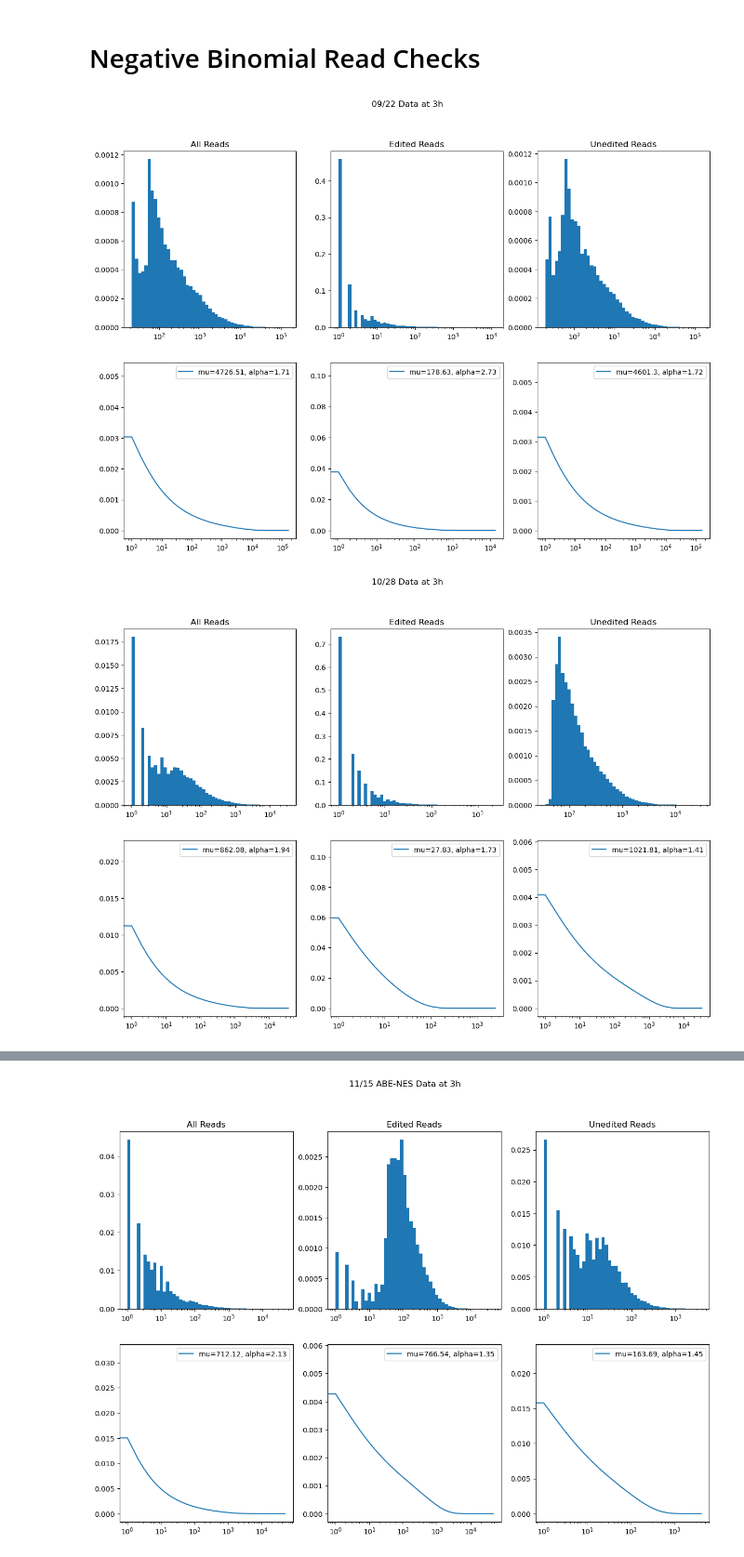
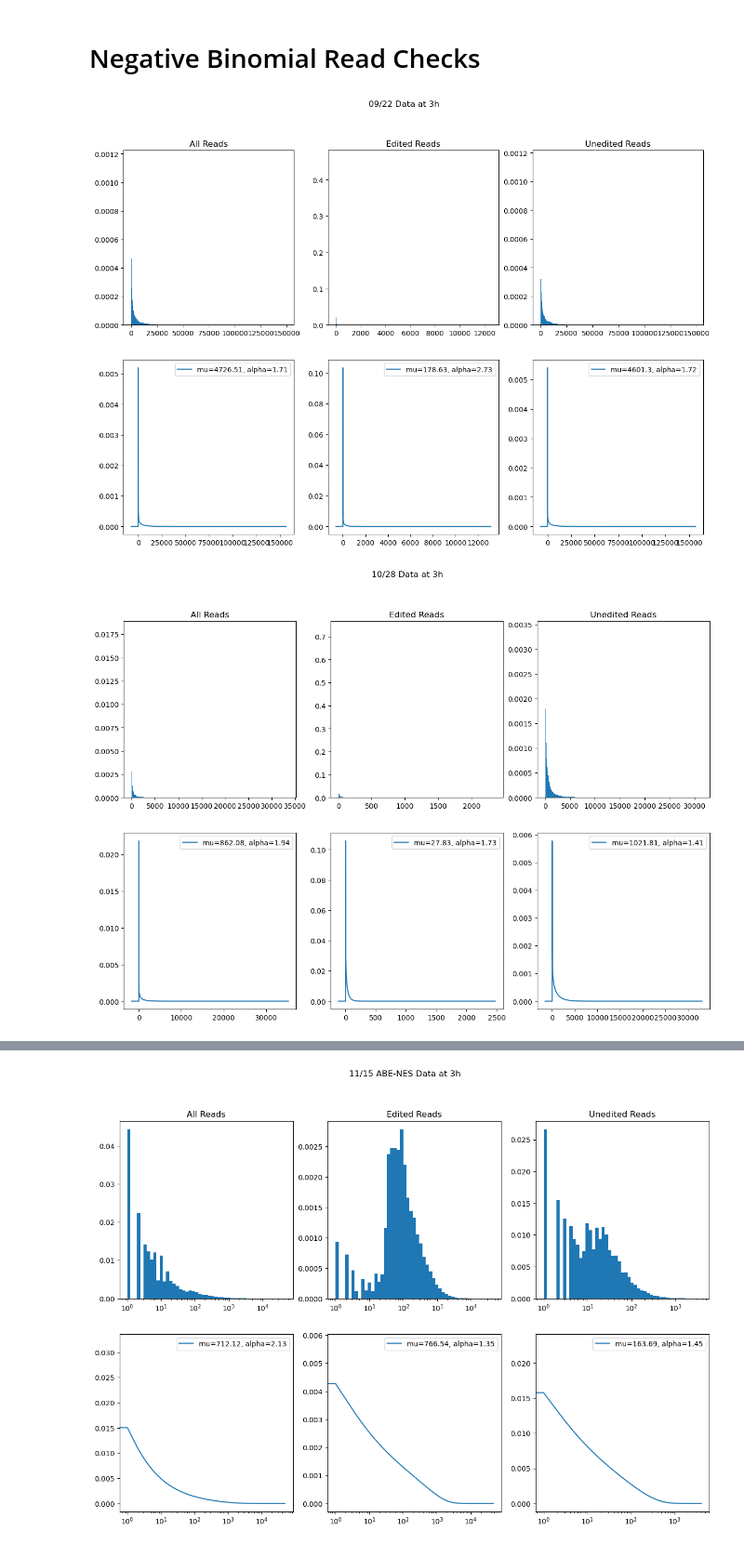
Before and after one commit to justin-delano/PPI-seq, a Jupyter notebook: code/preliminary.ipynb, the cells around one changed output, grey strips where cells are left out. Shown at 93% size. Saved outputs shown, nothing was run; the diff lists cells and outputs as text; code cells hidden in the pictures.

```diff
--- a/code/preliminary.ipynb
+++ b/code/preliminary.ipynb
@@ -64,34 +64,34 @@ for date in dates:
     ]
     fig, axs = plt.subplots(2, 3, figsize=(15, 10))
     plt.suptitle(f"{date} Data at {time}")
 
     for i, read_type in enumerate(["reads", "reads_edited", "reads_unedited"]):
         reads_stack = data[date][read_type][cols].stack()
         reads_stack = reads_stack[reads_stack > 0]
         # axs[0][i].hist(reads_stack, bins = 100, density=True)
         logbins = np.geomspace(reads_stack.min(), reads_stack.max(), 50)
         axs[0][i].hist(reads_stack, bins = logbins, density=True)
 
         res = sm.NegativeBinomial(reads_stack, np.ones_like(reads_stack)).fit(
             start_params=[1, 1], disp=False
         )
         mu = np.exp(res.params[0])
         alpha = res.params[1]
         p = 1 / (1 + mu * alpha)
         n = mu * p / (1 - p)
         x_min, x_max = axs[0][i].get_xlim()
         x_plot = np.arange(round(x_min), round(x_max))
         axs[1][i].plot(x_plot, nbinom.pmf(x_plot, n, p), label = f"mu={round(mu,2)}, alpha={round(alpha,2)}")
 
-        axs[0][i].set_xscale("log")
-        axs[1][i].set_xscale("log")
+        # axs[0][i].set_xscale("log")
+        # axs[1][i].set_xscale("log")
         # axs[0][i].set_yscale("log")
         # axs[1][i].set_yscale("log")
         axs[1][i].legend()
 
     axs[0][0].set_title("All Reads")
     axs[0][1].set_title("Edited Reads")
     axs[0][2].set_title("Unedited Reads")
 # %% [output]
-[figure, old version]
+[figure, new version]
-[figure, old version]
+[figure, new version]
```
Also changed, not shown: parts of 1 cell of this notebook, 11 other files.
